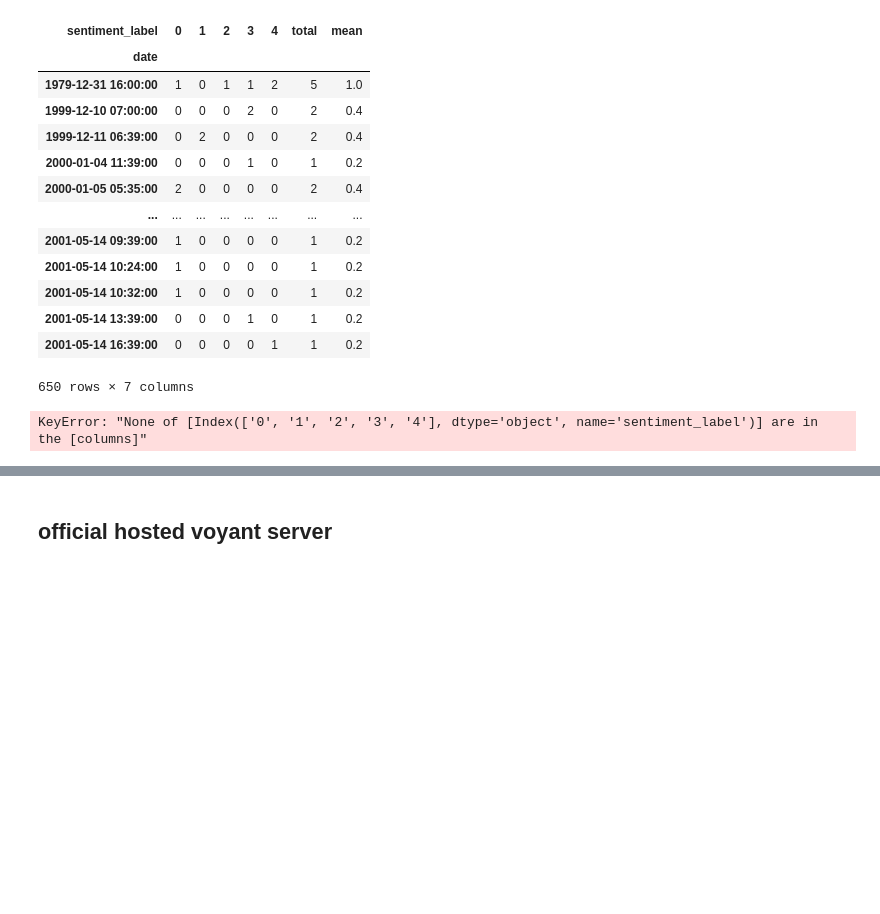
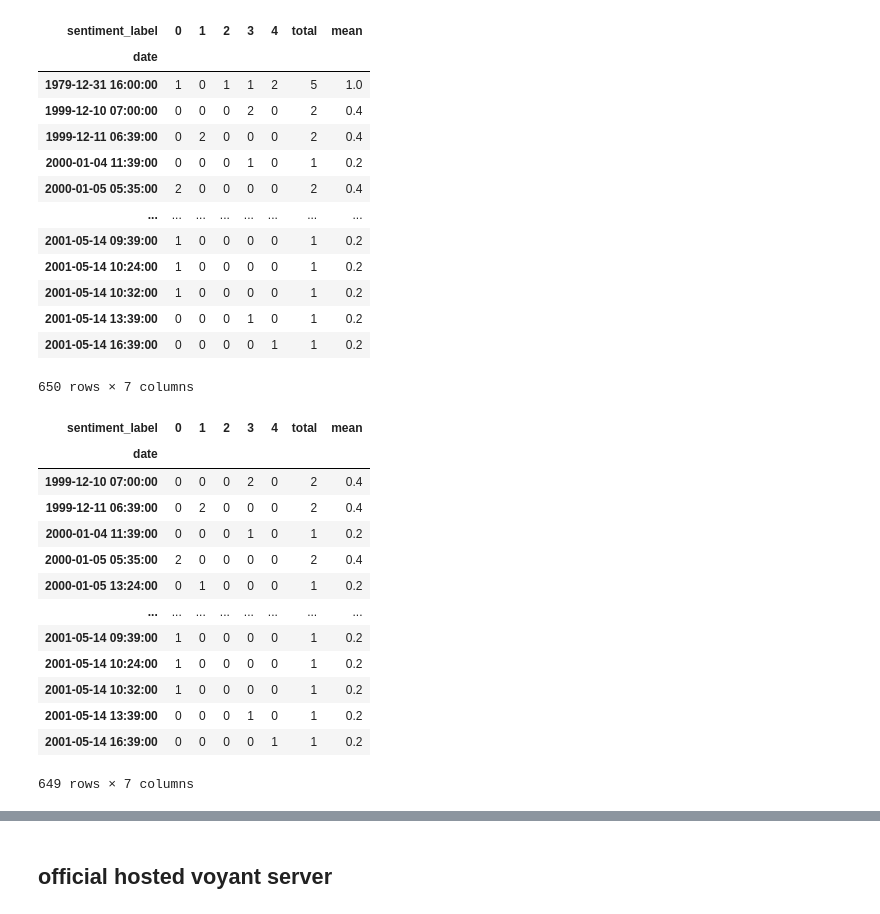
Before and after one commit to CodingWChris/PETS-marketplace-adv, a Jupyter notebook: algo/voyant_server.ipynb, the cells around one changed output, grey strips where cells are left out. Drawn from its saved outputs; the diff is of its cells as text; code cells hidden in the pictures; blank space fills up the shorter version.

Commit message:
sentiment classifier and analysis done

```diff
--- a/algo/voyant_server.ipynb
+++ b/algo/voyant_server.ipynb
@@ -268,19 +268,22 @@ aggregate_df
 | 2001-05-14 13:39:00 | 0 | 0 | 0 | 1 | 0 | 1 | 0.2 |
 | 2001-05-14 16:39:00 | 0 | 0 | 0 | 0 | 1 | 1 | 0.2 |
 650 rows × 7 columns
-# %%
-aggregate_df['']
-# sentiment_columns = ['0', '1', '2', '3', '4']
-# aggregate_df[sentiment_columns].plot(kind='bar', stacked=True, figsize=(10, 6))
-
-plt.plot(aggregate_df.index, aggregate_df['total'], color='black', marker='o', label='Total Sentiments', linewidth=2)
-plt.title('Sentiment Distribution Over Time')
-plt.xlabel('Date')
-plt.ylabel('Sentiment Count')
-plt.xticks(rotation=45)
-plt.legend(loc='upper left')
-
-plt.tight_layout()
-plt.show()
-# %% [output]
-KeyError: "None of [Index(['0', '1', '2', '3', '4'], dtype='object', name='sentiment_label')] are in the [columns]"
+# %%
+# Assuming aggregate_df is your DataFrame containing the sentiment data
+# skip first line for better visualization
+plot_df = aggregate_df[1:]
+# %% [output]
+| sentiment_label | 0 | 1 | 2 | 3 | 4 | total | mean |
+| date |  |  |  |  |  |  |  |
+| 1999-12-10 07:00:00 | 0 | 0 | 0 | 2 | 0 | 2 | 0.4 |
+| 1999-12-11 06:39:00 | 0 | 2 | 0 | 0 | 0 | 2 | 0.4 |
+| 2000-01-04 11:39:00 | 0 | 0 | 0 | 1 | 0 | 1 | 0.2 |
+| 2000-01-05 05:35:00 | 2 | 0 | 0 | 0 | 0 | 2 | 0.4 |
+| 2000-01-05 13:24:00 | 0 | 1 | 0 | 0 | 0 | 1 | 0.2 |
+| ... | ... | ... | ... | ... | ... | ... | ... |
+| 2001-05-14 09:39:00 | 1 | 0 | 0 | 0 | 0 | 1 | 0.2 |
+| 2001-05-14 10:24:00 | 1 | 0 | 0 | 0 | 0 | 1 | 0.2 |
+| 2001-05-14 10:32:00 | 1 | 0 | 0 | 0 | 0 | 1 | 0.2 |
+| 2001-05-14 13:39:00 | 0 | 0 | 0 | 1 | 0 | 1 | 0.2 |
+| 2001-05-14 16:39:00 | 0 | 0 | 0 | 0 | 1 | 1 | 0.2 |
+649 rows × 7 columns
```
Also changed, not shown: parts of 1 cell of this notebook.
